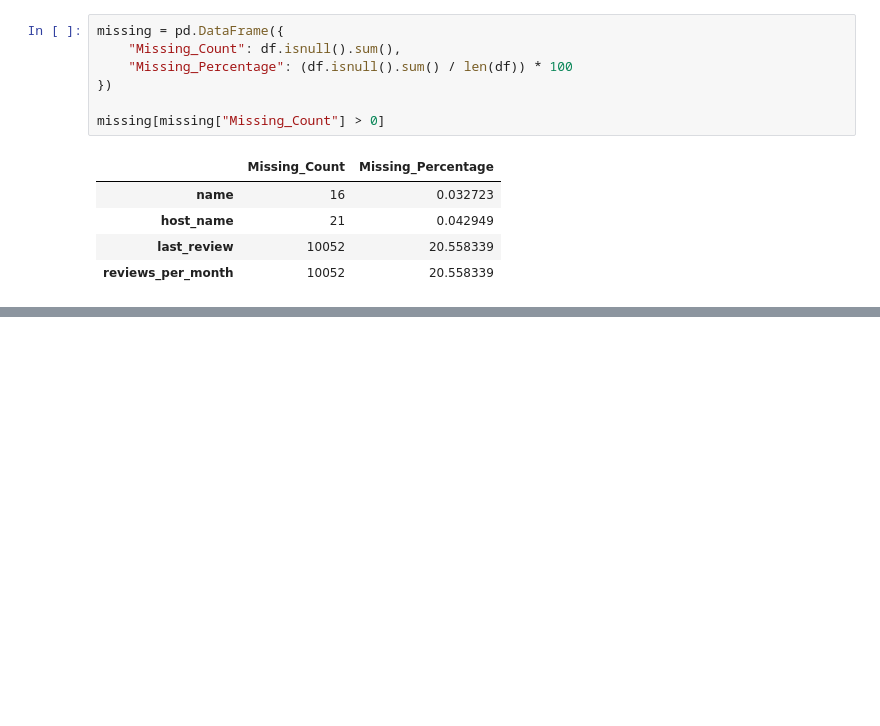
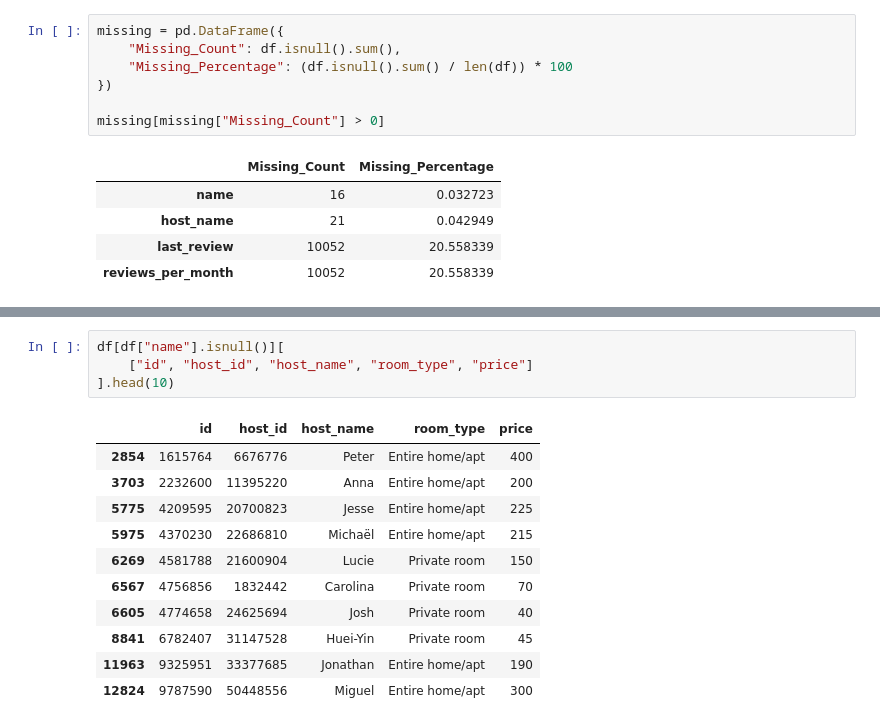
Before and after one commit to Farhat888/OIBSIP, a Jupyter notebook: DataAnalytics-L1-Task3-Cleaning-Data/notebooks/01_initial_data_quality_inspection.ipynb, the cells around one changed output, grey strips where cells are left out. Cells and saved outputs as stored; diff of their text form; blank space fills up the shorter version.

```diff
--- a/DataAnalytics-L1-Task3-Cleaning-Data/notebooks/01_initial_data_quality_inspection.ipynb
+++ b/DataAnalytics-L1-Task3-Cleaning-Data/notebooks/01_initial_data_quality_inspection.ipynb
@@ -133,0 +162,16 @@ missing[missing["Missing_Count"] > 0]
+# %%
+df[df["name"].isnull()][
+    ["id", "host_id", "host_name", "room_type", "price"]
+].head(10)
+# %% [output]
+|  | id | host_id | host_name | room_type | price |
+| 2854 | 1615764 | 6676776 | Peter | Entire home/apt | 400 |
+| 3703 | 2232600 | 11395220 | Anna | Entire home/apt | 200 |
+| 5775 | 4209595 | 20700823 | Jesse | Entire home/apt | 225 |
+| 5975 | 4370230 | 22686810 | Michaël | Entire home/apt | 215 |
+| 6269 | 4581788 | 21600904 | Lucie | Private room | 150 |
+| 6567 | 4756856 | 1832442 | Carolina | Private room | 70 |
+| 6605 | 4774658 | 24625694 | Josh | Private room | 40 |
+| 8841 | 6782407 | 31147528 | Huei-Yin | Private room | 45 |
+| 11963 | 9325951 | 33377685 | Jonathan | Entire home/apt | 190 |
+| 12824 | 9787590 | 50448556 | Miguel | Entire home/apt | 300 |
```
Also changed, not shown: parts of 8 cells of this notebook.
